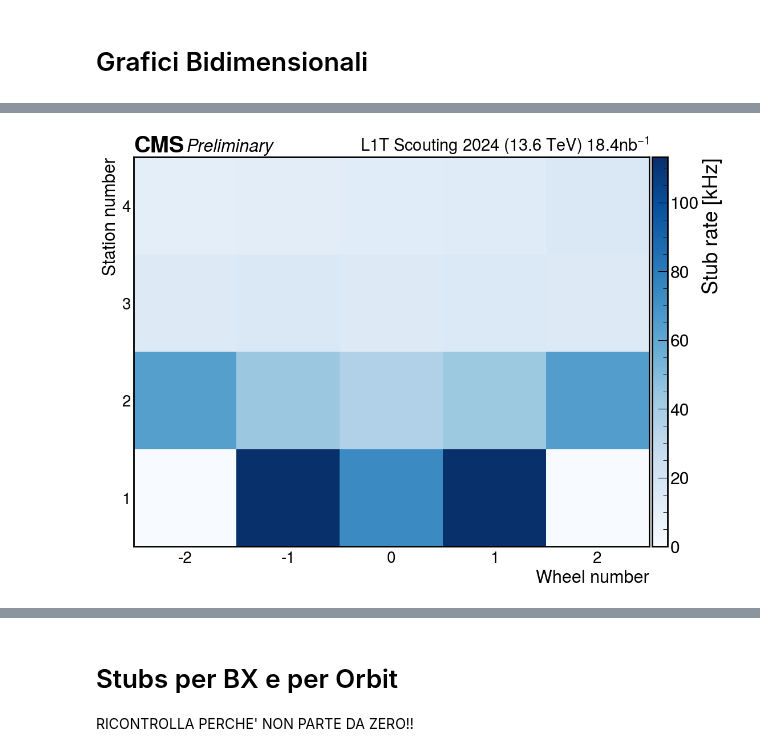
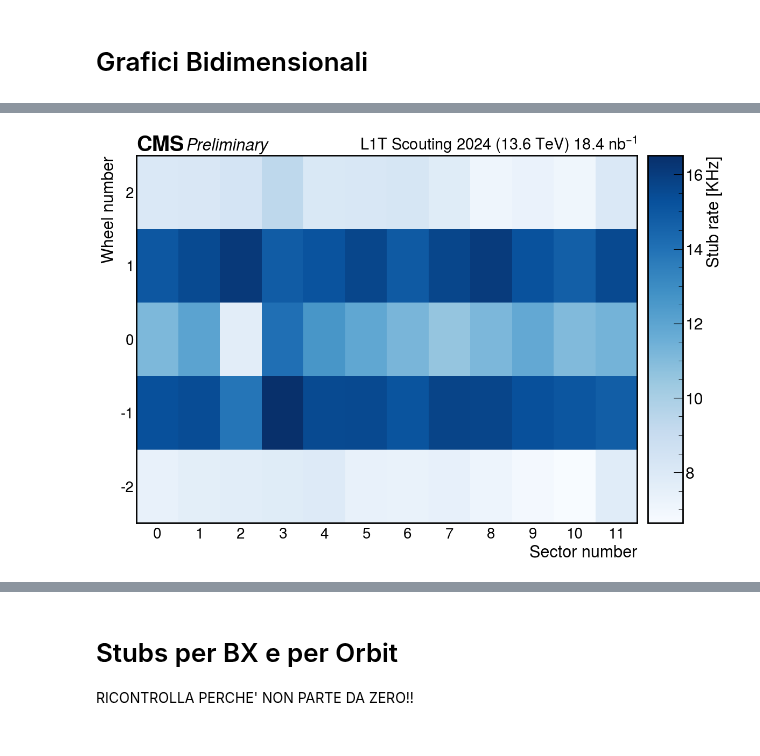
Before and after one commit to francescoreschio/Tesi-Triennale, a Jupyter notebook: Codice/Stubs.ipynb, the cells around one changed output, grey strips where cells are left out. Drawn from its saved outputs; the diff is of its cells as text; code cells hidden in the pictures.

```diff
--- a/Codice/Stubs.ipynb
+++ b/Codice/Stubs.ipynb
@@ -180,24 +143,38 @@ plt.savefig("../Immagini/StubsWheelAndSector.pdf")
-# %%
-fig, ax = plt.subplots(figsize= FIGSIZE, constrained_layout=True)
-
-cax = ax.imshow(StationAndWheel, cmap='Blues', aspect='auto', origin='lower')
-
-set_label_font(ax, FONTSIZE)
-set_tick_font(ax, FONTSIZE - 2)
-draw_cms_label(ax, fontsize= FONTSIZE)
-
-ax.set_yticks(ticks=np.arange(0, 4, 1), labels=np.arange(1, 5, 1))
-ax.set_xticks(ticks=np.arange(5), labels=np.arange(-2, 3, 1))
-
-divider = make_axes_locatable(ax)
-cax2 = divider.append_axes("right", size="3%", pad=0.05)
-plt.colorbar(cax, cax=cax2, label='Stub rate [kHz]')
-
-ax.set_xlabel('Wheel number')
-ax.set_ylabel('Station number')
-ax.tick_params(axis='both', which='both', length=0)
-
-plt.savefig("../Immagini/StubsStationandWheel.pdf")
-plt.show()
-# %% [output]
-[figure, removed]
+# %%
+stub_sectors = ak.concatenate([SectorLS133, SectorLS263, SectorLS264, SectorLS306])
+stub_wheels  = ak.concatenate([WheelLS133, WheelLS263, WheelLS264, WheelLS306])
+
+sector_bins = np.arange(13)
+wheel_bins  = np.arange(-2, 4)
+
+hist2d = hist.Hist(
+    hist.axis.Variable(sector_bins, name='sector', label='Sector number'),
+    hist.axis.Variable(wheel_bins, name='wheel', label='Wheel number'),
+)
+hist2d.fill(sector=stub_sectors, wheel=stub_wheels)
+
+fig, ax = plt.subplots(figsize=(12, 8), constrained_layout=True)
+set_label_font(ax, FONTSIZE)
+set_tick_font(ax, FONTSIZE-2)
+draw_grid(ax, axis="y")
+draw_cms_label(ax, fontsize=FONTSIZE, rlabel="L1T Scouting 2024 (13.6 TeV) 18.4 $nb^{-1}$")
+
+hep.hist2dplot(ConvertToKHz(hist2d), cbar=True, cmap='Blues', ax=ax)
+
+cbar = ax.collections[0].colorbar
+cbar.set_label('Stub rate [KHz]', fontsize=FONTSIZE)
+
+ax.set_xlabel('Sector number', fontsize = FONTSIZE)
+ax.set_ylabel('Wheel number', fontsize = FONTSIZE)
+
+ax.set_xticks(np.arange(12)+0.5)
+ax.set_xticklabels(np.arange(12))
+
+ax.set_yticks(np.arange(-2, 3)+0.5)
+ax.set_yticklabels(np.arange(-2, 3))
+
+plt.savefig("../Immagini/StubsSectorWheel.pdf")
+
+plt.show()
+# %% [output]
+[figure, added]
```
Also changed, not shown: parts of 6 cells of this notebook, 4 other files.
